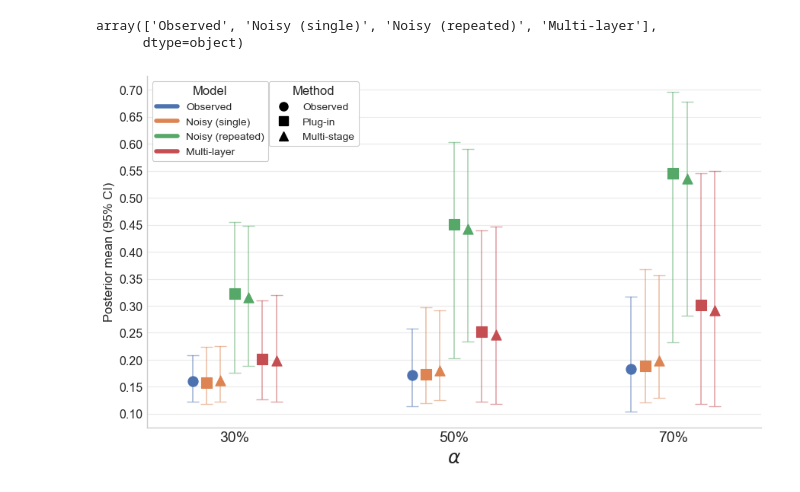
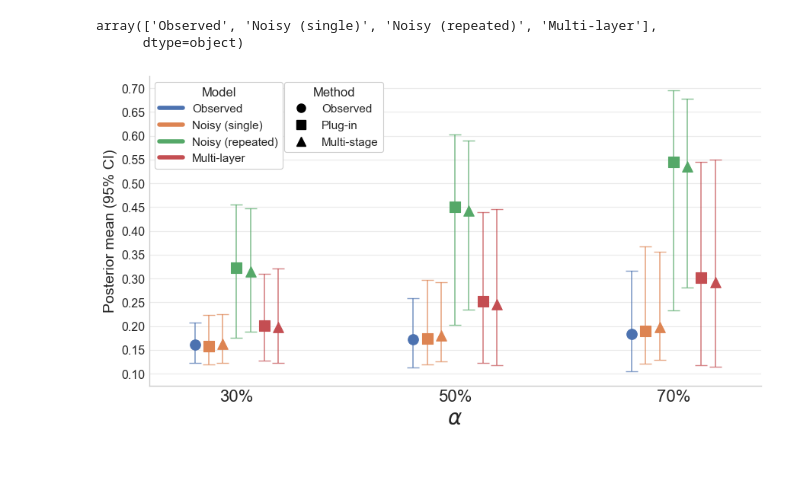
Before and after one commit to barwein/BayesProxyNets, a Jupyter notebook: Data/Palluck_et_al/plot_data_results.ipynb, the cells around one changed output. Saved outputs shown, nothing was run; the diff lists cells and outputs as text; code cells hidden in the pictures; blank space fills up the shorter version.

Commit message:
data analysis figures

```diff
--- a/Data/Palluck_et_al/plot_data_results.ipynb
+++ b/Data/Palluck_et_al/plot_data_results.ipynb
@@ -44,7 +44,7 @@ array(['Observed', 'Noisy (single)', 'Noisy (repeated)', 'Multi-layer'],
 estimand_order = ['stoch_30', 'stoch_50', 'stoch_70']
 
 # Set up the plot
-fig, ax = plt.subplots(figsize=(9, 5.5))
+fig, ax = plt.subplots(figsize=(9, 5))
 
 # Color palette for models
 # models = df['model'].unique()
@@ -82,13 +82,13 @@ for i, model in enumerate(models):
                          fmt='none',  # Don't plot markers here
                          ecolor=color_dict[model],
                          capsize=6,
-                         alpha=0.5)
+                         alpha=0.7)
 
             # Plot points
             ax.scatter(x, data['post_mean'],
                         color=color_dict[model],
                         marker=marker_dict[method],
-                        s=90,
+                        s=95,
                         zorder=10)  # Ensure points are on top
 
             if model == 'Noisy (repeated)' and method == 'Plug-in':
@@ -101,8 +101,8 @@ for i, model in enumerate(models):
 ax.tick_params(axis='both', which='both', direction='in', length=5, width=1, color='black')
 ax.tick_params(axis='both', which='major', direction='in', length=7, width=1.5, color='black')
 
-ax.set_xlabel(r'$\alpha$', fontsize=18)
-ax.set_ylabel('Posterior mean (95% CI)', fontsize=12)
+ax.set_xlabel(r'$\alpha$', fontsize=20)
+ax.set_ylabel('Posterior mean (95% CI)', fontsize=14)
 ax.set_yticks(np.arange(0.1, 0.75, 0.05))
 # ax.set_ylim(())
 # ax.set_title('Posterior Estimates by Model and Method', fontsize=14)
@@ -112,7 +112,7 @@ ax.set_yticks(np.arange(0.1, 0.75, 0.05))
 # ax.set_xticklabels(['30%', '50%', '70%'], fontsize=14)
 # Adjust x-limits to center the ticks
 ax.set_xticks(center_x)
-ax.set_xticklabels(['30%', '50%', '70%'], fontsize=14)
+ax.set_xticklabels(['30%', '50%', '70%'], fontsize=16)
 
 # Set x-limits to show all points
 ax.set_xlim(np.min(center_x) - 0.4, np.max(center_x) + 0.4)
@@ -121,33 +121,33 @@ ax.set_xlim(np.min(center_x) - 0.4, np.max(center_x) + 0.4)
 model_legend = [Line2D([0], [0], color=color, lw=4, label=model)
                 for model, color in color_dict.items()]
 method_legend = [Line2D([0], [0], color='black', marker=marker, linestyle='None',
                         markersize=8, label=method)
                  for method, marker in marker_dict.items()]
 
 # Add legends to the plot
 model_leg = ax.legend(handles=model_legend, title='Model', loc='upper left',
-                      bbox_to_anchor=(0, 1), fontsize=10, title_fontsize=12,
+                      bbox_to_anchor=(0, 1), fontsize=11, title_fontsize=12,
                       frameon=True, fancybox=True, framealpha=1)
 
 # Add the method legend next to the model legend
 ax.add_artist(model_leg)  # Ensure the model legend is not overwritten
 ax.legend(handles=method_legend, title='Method', loc='upper left',
-          bbox_to_anchor=(0.19, 1), fontsize=10, title_fontsize=12,
+          bbox_to_anchor=(0.212, 1), fontsize=11, title_fontsize=12,
           frameon=True, fancybox=True, framealpha=1)
 
 # Remove top and right spines
 sns.despine()
 
 # Adjust layout
 plt.tight_layout()
 
 plt.rcParams['grid.alpha'] = 0.4
 ax.xaxis.grid(False)
 
 # Save the figure
 plt.savefig('palluck_analysis_results.png', dpi=1000, bbox_inches='tight')
 
 # Display the plot
 plt.show()
 # %% [output]
-[figure, old version]
+[figure, new version]
```
Also changed, not shown: 1 other file.
